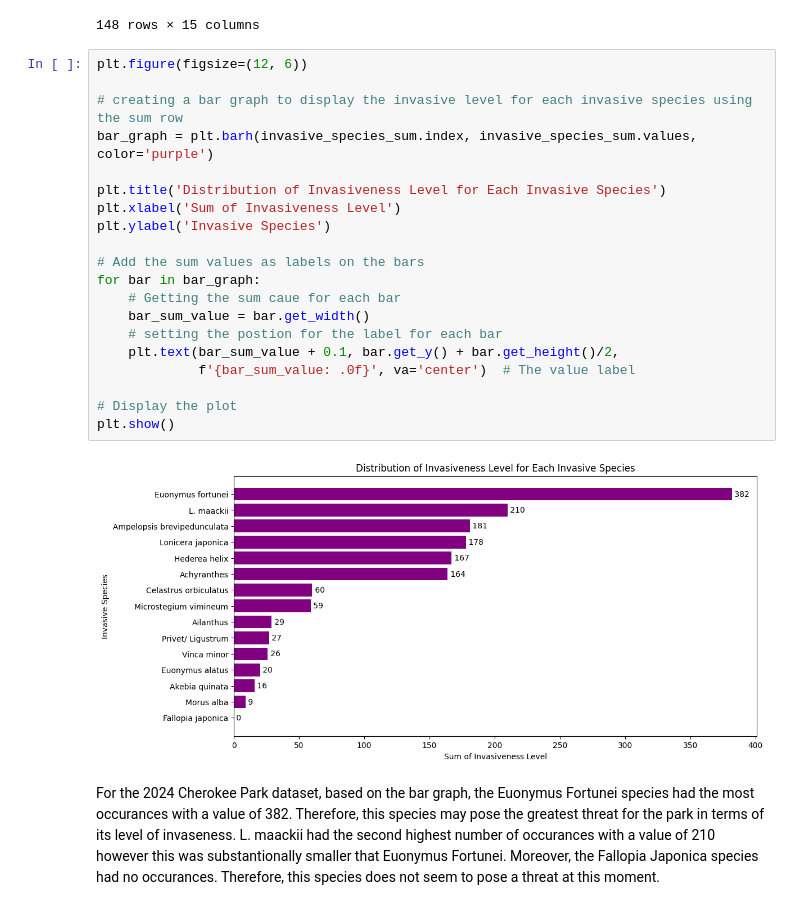
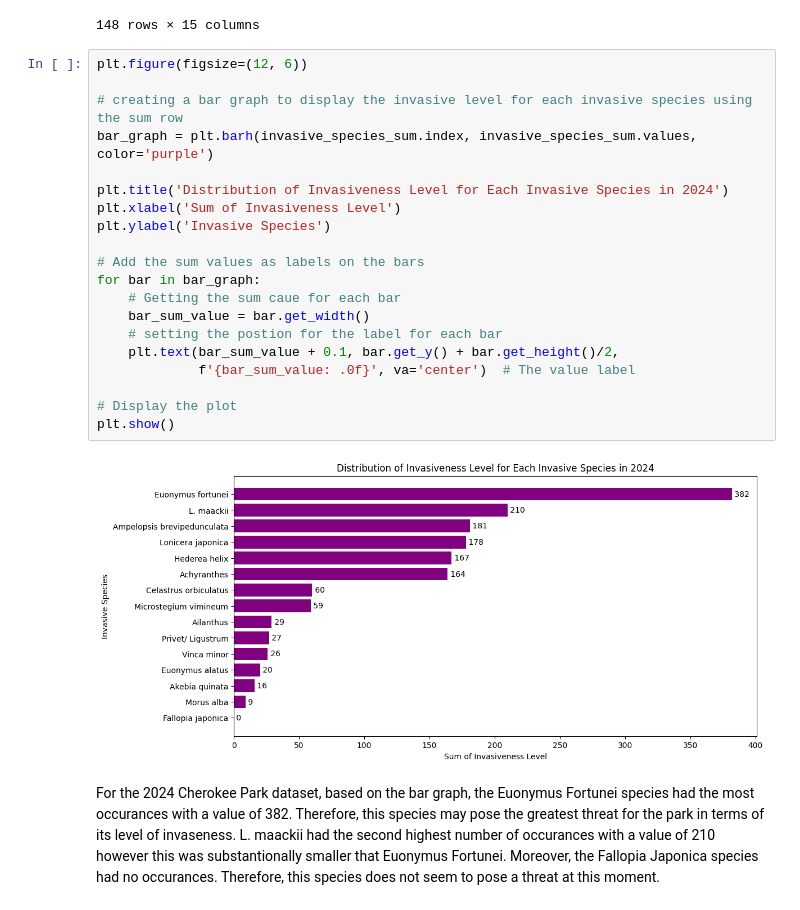
Before and after one commit to Graviton12/CS-430-Group-Project, a Jupyter notebook: Copy_of_Cherokee_Park_2024_and_2021_EDA.ipynb, the cells around one changed output. Drawn from its saved outputs; the diff is of its cells as text.

```diff
--- a/Copy_of_Cherokee_Park_2024_and_2021_EDA.ipynb
+++ b/Copy_of_Cherokee_Park_2024_and_2021_EDA.ipynb
@@ -249,25 +249,25 @@ invasive_species_dataset
 # %%
 plt.figure(figsize=(12, 6))
 
 # creating a bar graph to display the invasive level for each invasive species using the sum row
 bar_graph = plt.barh(invasive_species_sum.index, invasive_species_sum.values, color='purple')
 
-plt.title('Distribution of Invasiveness Level for Each Invasive Species')
+plt.title('Distribution of Invasiveness Level for Each Invasive Species in 2024')
 plt.xlabel('Sum of Invasiveness Level')
 plt.ylabel('Invasive Species')
 
 # Add the sum values as labels on the bars
 for bar in bar_graph:
     # Getting the sum caue for each bar
     bar_sum_value = bar.get_width()
     # setting the postion for the label for each bar
     plt.text(bar_sum_value + 0.1, bar.get_y() + bar.get_height()/2,
              f'{bar_sum_value: .0f}', va='center')  # The value label
 
 # Display the plot
 plt.show()
 # %% [output]
-[figure, old version]
+[figure, new version]
 # %% [markdown]
 For the 2024 Cherokee Park dataset, based on the bar graph, the Euonymus Fortunei species had the most occurances with a value of 382. Therefore, this species may pose the greatest threat for the park in terms of its level of invaseness. L. maackii had the second highest number of occurances with a value of 210 however this was substantionally smaller that Euonymus Fortunei. Moreover, the Fallopia Japonica species had no occurances. Therefore, this species does not seem to pose a threat at this moment.
 # %% [markdown]
```
Also changed, not shown: parts of 7 cells of this notebook.
